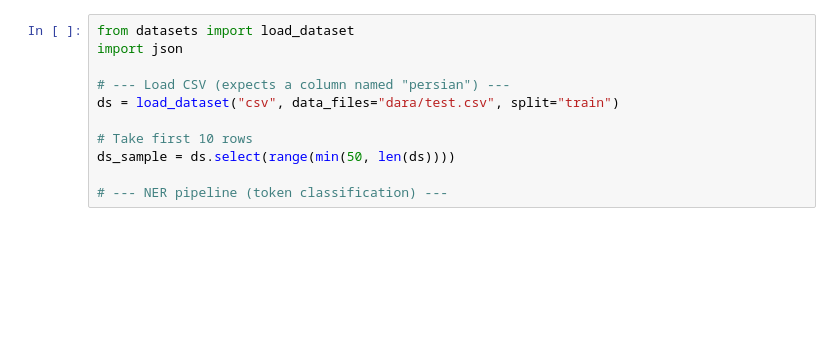
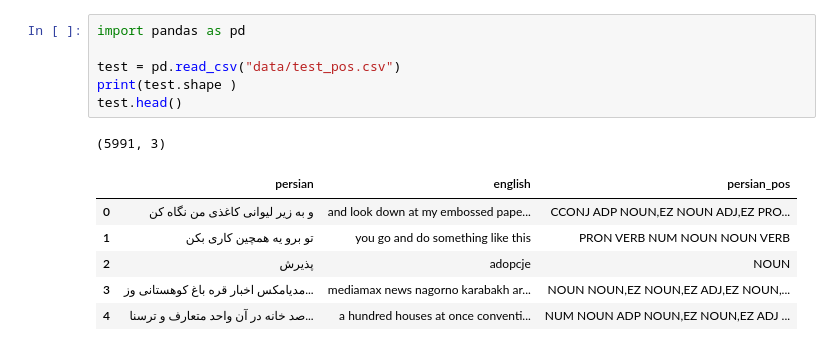
Before and after one commit to prjct404/dual-translation-systems, a Jupyter notebook: NER.ipynb, the cells around one changed output. Saved outputs shown, nothing was run; the diff lists cells and outputs as text; blank space fills up the shorter version.

```diff
--- a/NER.ipynb
+++ b/NER.ipynb
@@ -1,11 +1,14 @@
-# %%
-from datasets import load_dataset
-import json
-
-# --- Load CSV (expects a column named "persian") ---
-ds = load_dataset("csv", data_files="dara/test.csv", split="train")
-
-# Take first 10 rows
-ds_sample = ds.select(range(min(50, len(ds))))
-
-# --- NER pipeline (token classification) ---
+# %%
+import pandas as pd
+
+test = pd.read_csv("data/test_pos.csv")
+print(test.shape )
+test.head()
+# %% [output]
+(5991, 3)
+|  | persian | english | persian_pos |
+| 0 | و به زیر لیوانی کاغذی من نگاه کن | and look down at my embossed pape... | CCONJ ADP NOUN,EZ NOUN ADJ,EZ PRO... |
+| 1 | تو برو یه همچین کاری بکن | you go and do something like this | PRON VERB NUM NOUN NOUN VERB |
+| 2 | پذیرش | adopcje | NOUN |
+| 3 | مدیامکس اخبار قره باغ کوهستانی وز... | mediamax news nagorno karabakh ar... | NOUN NOUN,EZ NOUN,EZ ADJ,EZ NOUN,... |
+| 4 | صد خانه در آن واحد متعارف و ترسنا... | a hundred houses at once conventi... | NUM NOUN ADP NOUN,EZ NOUN,EZ ADJ ... |
```
Also changed, not shown: parts of 5 cells of this notebook.
